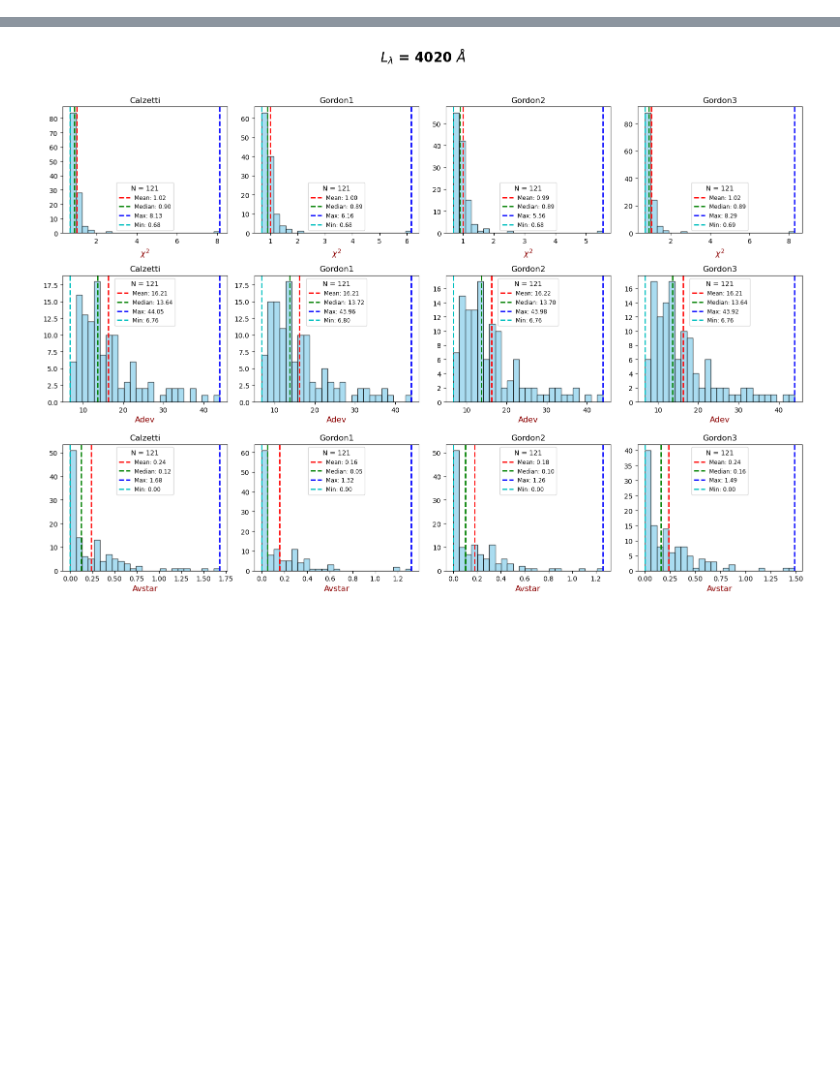
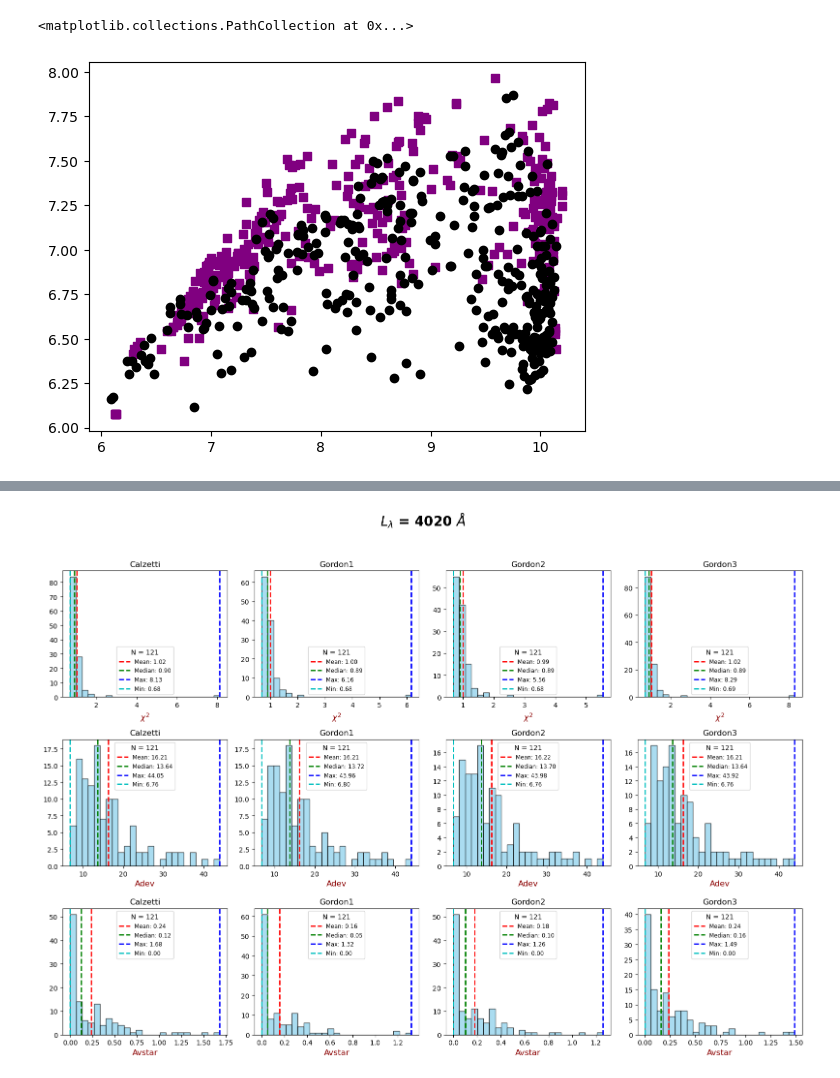
Before and after one commit to hol1m4n/HIIGalaxies, a Jupyter notebook: Spectral_synthesis/Stats_compresion.ipynb, the cells around one changed output, grey strips where cells are left out. Saved outputs shown, nothing was run; the diff lists cells and outputs as text; code cells hidden in the pictures; blank space fills up the shorter version.

```diff
--- a/Spectral_synthesis/Stats_compresion.ipynb
+++ b/Spectral_synthesis/Stats_compresion.ipynb
@@ -149,0 +161,27 @@ print(np.unique(f_srGD3['RED_LAW']))
+# %%
+DF_stacked = pd.concat([FD_CAL_4020, FD_CAL_5100,FD_CAL_4150,
+                        FD_GD1_4020, FD_GD1_5100,FD_GD1_4150,
+                        FD_GD2_4020, FD_GD2_5100,FD_GD2_4150,
+                        FD_GD3_4020, FD_GD3_5100,FD_GD3_4150,
+                        SL_CAL_4020, SL_CAL_5100,SL_CAL_4150,
+                        SL_GD1_4020, SL_GD1_5100,SL_GD1_4150,
+                        SL_GD2_4020, SL_GD2_5100,SL_GD2_4150,
+                        SL_GD3_4020, SL_GD3_5100,SL_GD3_4150,
+                        ], axis=0, ignore_index=True)
+
+DF_stacked['A_NEB'] = pd.to_numeric(DF_stacked['A_NEB'], errors='coerce')
+DF_stacked['MEAN_LGTL'] = DF_stacked['MEAN_LGTL'].astype('float64')
+DF_stacked['MEAN_LGTM'] = DF_stacked['MEAN_LGTM'].astype('float64')
+DF_stacked['MIT'] = DF_stacked['MIT'].astype('float64')
+DF_stacked['MCT'] = DF_stacked['MCT'].astype('float64')
+
+for col in DF_stacked.columns:
+    if DF_stacked[col].dtype == 'object':
+        try:
+            temp_numeric = pd.to_numeric(DF_stacked[col], errors='raise')
+            DF_stacked[col] = temp_numeric
+        except (ValueError, TypeError):
+            DF_stacked[col] = DF_stacked[col].astype(str)
+            DF_stacked[col] = DF_stacked[col].replace(['None', 'nan', 'NaN'], '')
+
+Final_table = Table.from_pandas(DF_stacked)
@@ -150 +274,7 @@ print(np.unique(f_srGD3['RED_LAW']))
+# %%
+plt.scatter(s_4020_cut[s_4020_cut['FADO']==True]['MEAN_LGTM'],s_4020_cut[s_4020_cut['FADO']==True]['MEAN_LGTL'],marker = 's',facecolors='purple', edgecolors='purple')
+plt.scatter(s_4020_cut[s_4020_cut['STARLIGHT']==True]['MEAN_LGTM'],s_4020_cut[s_4020_cut['STARLIGHT']==True]['MEAN_LGTL'],marker = 'o',facecolors='black', edgecolors='black')
+# %% [output]
+<matplotlib.collections.PathCollection at 0x...>
+[figure, added]
 # %%
```
Also changed, not shown: parts of 17 cells of this notebook, 3 other files.
